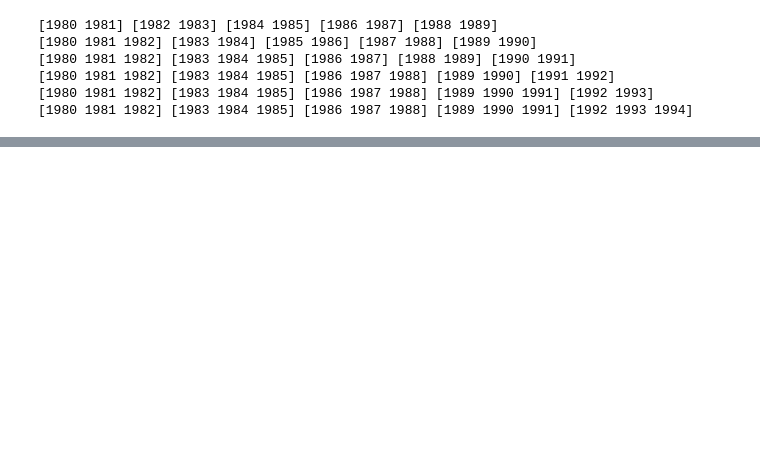
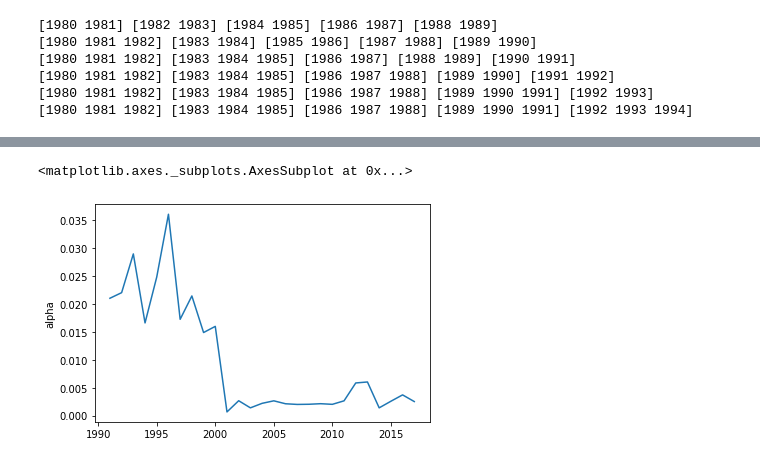
Before and after one commit to christopher-reed/CA-High-Value-Crops, a Jupyter notebook: Crop_Weather_EDA.ipynb, the cells around one changed output, grey strips where cells are left out. Drawn from its saved outputs; the diff is of its cells as text; code cells hidden in the pictures; blank space fills up the shorter version.

```diff
--- a/Crop_Weather_EDA.ipynb
+++ b/Crop_Weather_EDA.ipynb
@@ -1169,0 +1176,10 @@ TEST: 0.4190161048683372
+# %%
+alphas = {}
+for year in np.arange(1991,2017+1):
+  alphas[year] = model_dict[str(year)]['ALPHA']
+
+df_alpha = pd.Series(alphas).to_frame(name = 'alpha')
+sns.lineplot(x = df_alpha.index, y = 'alpha', data = df_alpha)
+# %% [output]
+<matplotlib.axes._subplots.AxesSubplot at 0x...>
+[figure, added]
```
Also changed, not shown: parts of 31 cells of this notebook.
